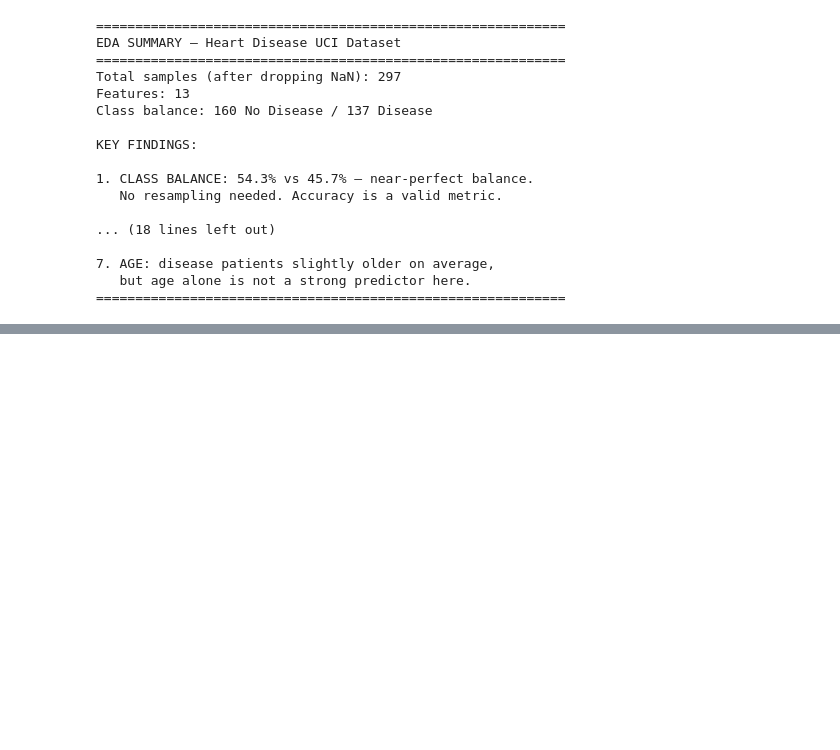
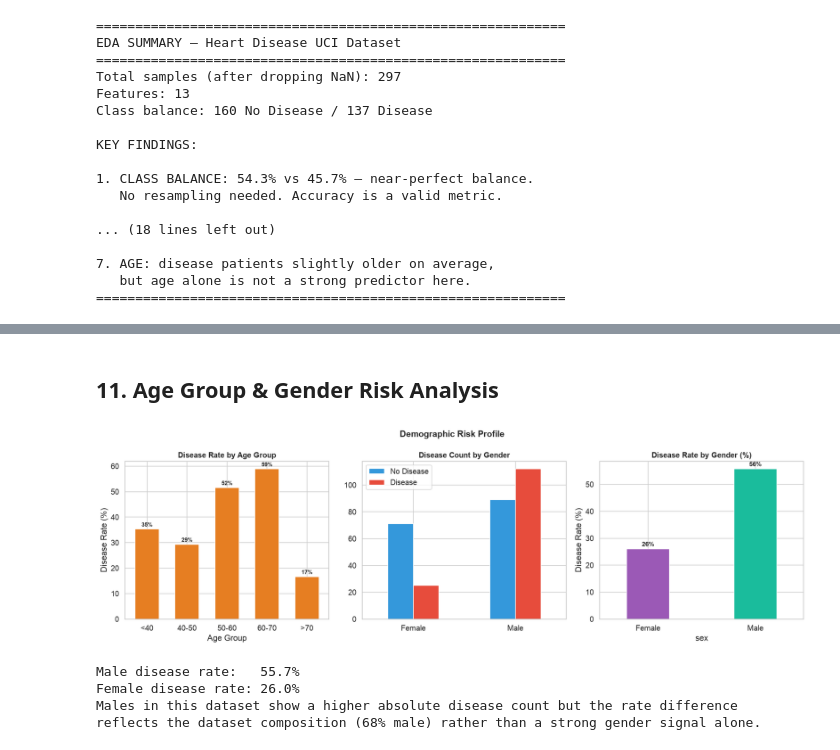
Before and after one commit to Swathi-A01/heart-disease-mlops, a Jupyter notebook: notebooks/01_eda.ipynb, the cells around one changed output, grey strips where cells are left out. Saved outputs shown, nothing was run; the diff lists cells and outputs as text; code cells hidden in the pictures; blank space fills up the shorter version.

```diff
--- a/notebooks/01_eda.ipynb
+++ b/notebooks/01_eda.ipynb
@@ -384,0 +432,56 @@ KEY FINDINGS:
+# %% [markdown]
+## 11. Age Group & Gender Risk Analysis
+# %%
+# Bin patients into clinical age groups
+df['age_group'] = pd.cut(df['age'], bins=[0, 40, 50, 60, 70, 100],
+                          labels=['<40', '40-50', '50-60', '60-70', '>70'])
+
+fig, axes = plt.subplots(1, 3, figsize=(16, 5))
+
+# Disease rate by age group
+age_risk = df.groupby('age_group', observed=True)['target'].mean() * 100
+age_risk.plot(kind='bar', ax=axes[0], color='#e67e22', edgecolor='white', width=0.6)
+axes[0].set_title('Disease Rate by Age Group', fontsize=12, fontweight='bold')
+axes[0].set_ylabel('Disease Rate (%)')
+axes[0].set_xlabel('Age Group')
+axes[0].tick_params(axis='x', rotation=0)
+for bar, val in zip(axes[0].patches, age_risk):
+    axes[0].text(bar.get_x() + bar.get_width()/2, val + 1,
+                 f'{val:.0f}%', ha='center', fontsize=9, fontweight='bold')
+
+# Gender breakdown — stacked bar
+gender_target = pd.crosstab(df['sex'].map({0.0: 'Female', 1.0: 'Male'}), df['target'])
+gender_target.columns = ['No Disease', 'Disease']
+gender_target.plot(kind='bar', ax=axes[1], color=['#3498db', '#e74c3c'],
+                   edgecolor='white', stacked=False, width=0.5)
+axes[1].set_title('Disease Count by Gender', fontsize=12, fontweight='bold')
+axes[1].set_xlabel('')
+axes[1].tick_params(axis='x', rotation=0)
+
+# Disease rate per gender as %
+gender_rate = df.groupby(df['sex'].map({0.0: 'Female', 1.0: 'Male'}))['target'].mean() * 100
+gender_rate.plot(kind='bar', ax=axes[2], color=['#9b59b6', '#1abc9c'], edgecolor='white', width=0.4)
+axes[2].set_title('Disease Rate by Gender (%)', fontsize=12, fontweight='bold')
+axes[2].set_ylabel('Disease Rate (%)')
+axes[2].tick_params(axis='x', rotation=0)
+for bar, val in zip(axes[2].patches, gender_rate):
+    axes[2].text(bar.get_x() + bar.get_width()/2, val + 1,
+                 f'{val:.0f}%', ha='center', fontsize=10, fontweight='bold')
+
+plt.suptitle('Demographic Risk Profile', fontsize=14, fontweight='bold')
+plt.tight_layout()
+plt.savefig(SAVE_DIR + 'demographic_risk.png', bbox_inches='tight')
+plt.show()
+
+male_rate = df[df['sex'] == 1.0]['target'].mean() * 100
+female_rate = df[df['sex'] == 0.0]['target'].mean() * 100
+print(f'Male disease rate:   {male_rate:.1f}%')
+print(f'Female disease rate: {female_rate:.1f}%')
+print('Males in this dataset show a higher absolute disease count but the rate difference')
+print('reflects the dataset composition (68% male) rather than a strong gender signal alone.')
+# %% [output]
+[figure, added]
+Male disease rate:   55.7%
+Female disease rate: 26.0%
+Males in this dataset show a higher absolute disease count but the rate difference
+reflects the dataset composition (68% male) rather than a strong gender signal alone.
```
Also changed, not shown: parts of 4 cells of this notebook, 23 other files.
